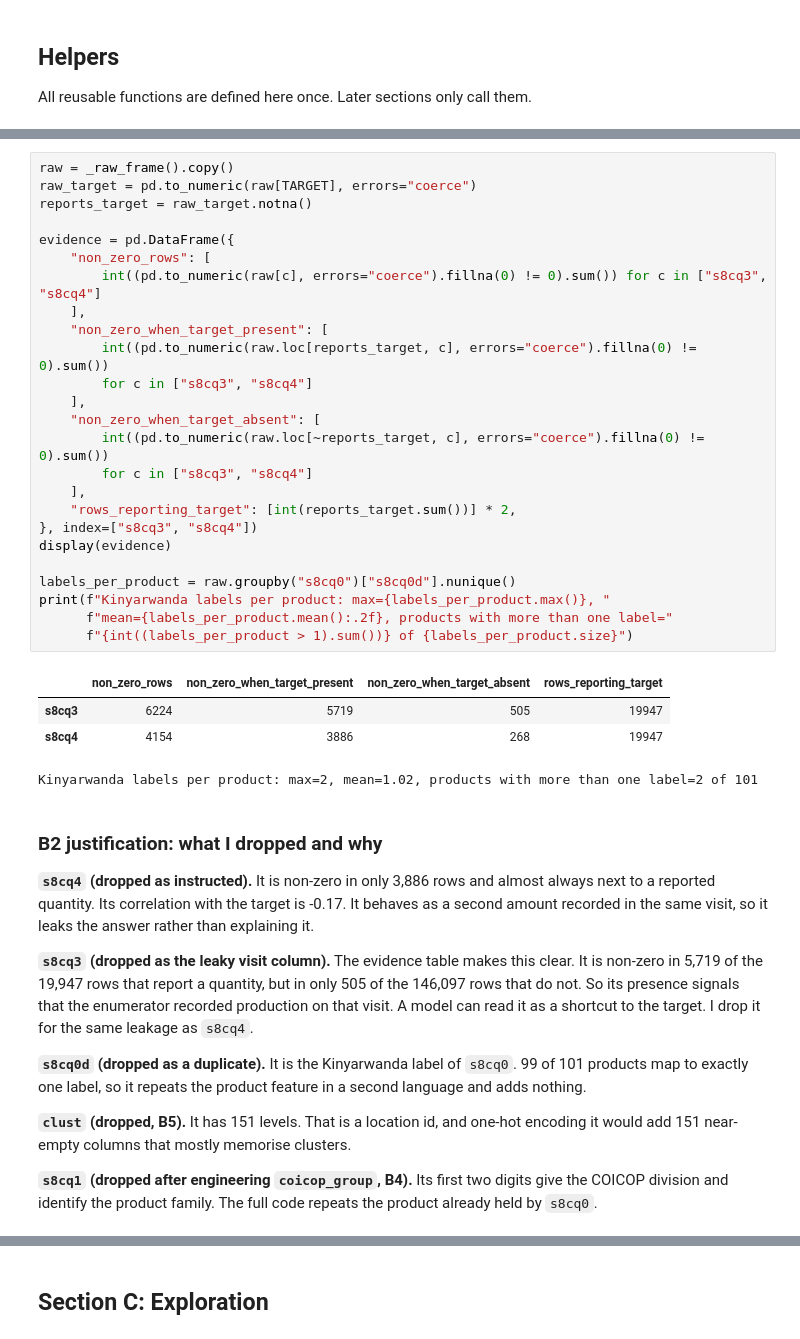
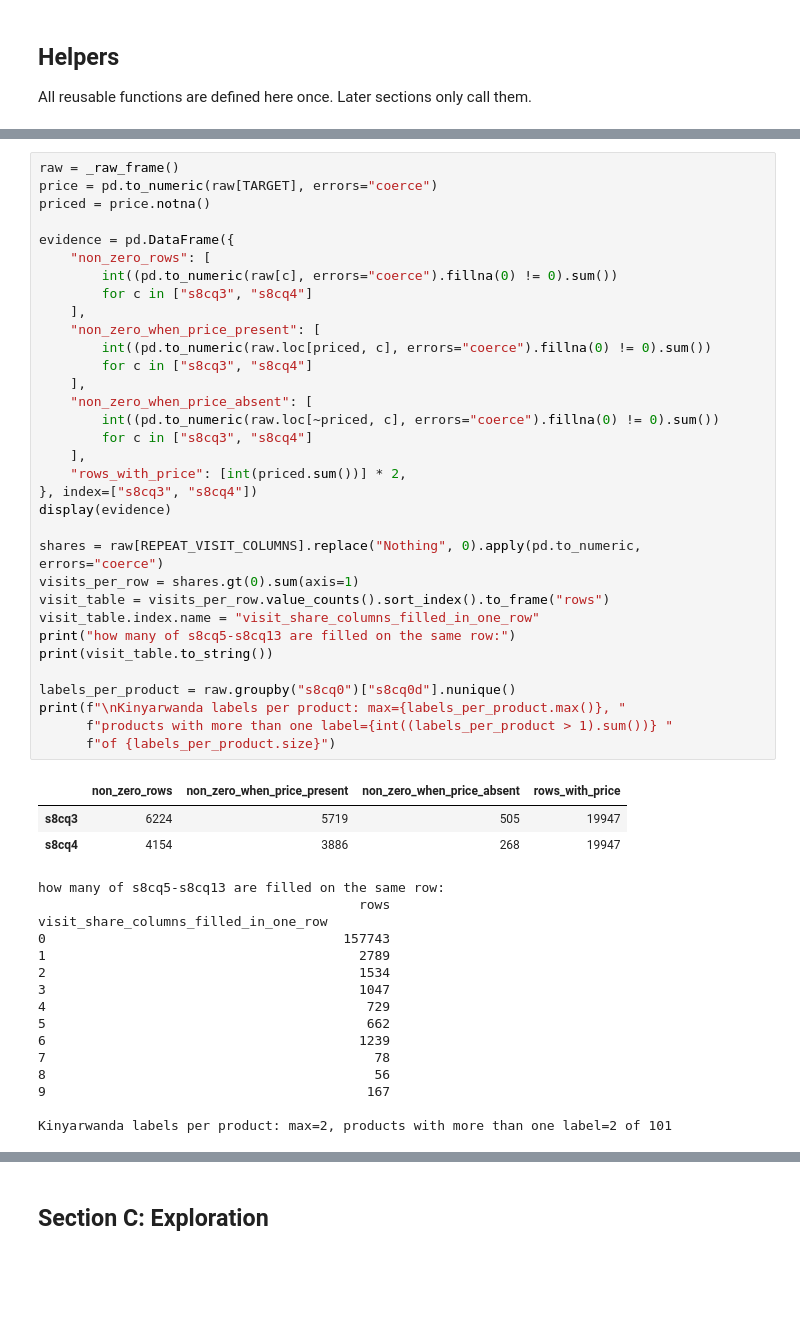
Before and after one commit to elkuradusenge/linear_regression_model, a Jupyter notebook: summative/linear_regression/multivariate.ipynb, the cells around one changed output, grey strips where cells are left out. Cells and saved outputs as stored; diff of their text form; blank space fills up the shorter version.

```diff
--- a/summative/linear_regression/multivariate.ipynb
+++ b/summative/linear_regression/multivariate.ipynb
@@ -208,50 +286,52 @@ Before dropping anything I looked at the values of `s8cq3`, `s8cq4` and `s8cq0d`
 # %%
-raw = _raw_frame().copy()
-raw_target = pd.to_numeric(raw[TARGET], errors="coerce")
-reports_target = raw_target.notna()
+raw = _raw_frame()
+price = pd.to_numeric(raw[TARGET], errors="coerce")
+priced = price.notna()
 
 evidence = pd.DataFrame({
     "non_zero_rows": [
-        int((pd.to_numeric(raw[c], errors="coerce").fillna(0) != 0).sum()) for c in ["s8cq3", "s8cq4"]
-    ],
-    "non_zero_when_target_present": [
-        int((pd.to_numeric(raw.loc[reports_target, c], errors="coerce").fillna(0) != 0).sum())
+        int((pd.to_numeric(raw[c], errors="coerce").fillna(0) != 0).sum())
         for c in ["s8cq3", "s8cq4"]
     ],
-    "non_zero_when_target_absent": [
-        int((pd.to_numeric(raw.loc[~reports_target, c], errors="coerce").fillna(0) != 0).sum())
+    "non_zero_when_price_present": [
+        int((pd.to_numeric(raw.loc[priced, c], errors="coerce").fillna(0) != 0).sum())
         for c in ["s8cq3", "s8cq4"]
     ],
-    "rows_reporting_target": [int(reports_target.sum())] * 2,
+    "non_zero_when_price_absent": [
+        int((pd.to_numeric(raw.loc[~priced, c], errors="coerce").fillna(0) != 0).sum())
+        for c in ["s8cq3", "s8cq4"]
+    ],
+    "rows_with_price": [int(priced.sum())] * 2,
 }, index=["s8cq3", "s8cq4"])
 display(evidence)
 
+shares = raw[REPEAT_VISIT_COLUMNS].replace("Nothing", 0).apply(pd.to_numeric, errors="coerce")
+visits_per_row = shares.gt(0).sum(axis=1)
+visit_table = visits_per_row.value_counts().sort_index().to_frame("rows")
+visit_table.index.name = "visit_share_columns_filled_in_one_row"
+print("how many of s8cq5-s8cq13 are filled on the same row:")
+print(visit_table.to_string())
+
 labels_per_product = raw.groupby("s8cq0")["s8cq0d"].nunique()
-print(f"Kinyarwanda labels per product: max={labels_per_product.max()}, "
-      f"mean={labels_per_product.mean():.2f}, products with more than one label="
-      f"{int((labels_per_product > 1).sum())} of {labels_per_product.size}")
+print(f"\nKinyarwanda labels per product: max={labels_per_product.max()}, "
+      f"products with more than one label={int((labels_per_product > 1).sum())} "
+      f"of {labels_per_product.size}")
 # %% [output]
-|  | non_zero_rows | non_zero_when_target_present | non_zero_when_target_absent | rows_reporting_target |
+|  | non_zero_rows | non_zero_when_price_present | non_zero_when_price_absent | rows_with_price |
 | s8cq3 | 6224 | 5719 | 505 | 19947 |
 | s8cq4 | 4154 | 3886 | 268 | 19947 |
-Kinyarwanda labels per product: max=2, mean=1.02, products with more than one label=2 of 101
+how many of s8cq5-s8cq13 are filled on the same row:
+                                         rows
+visit_share_columns_filled_in_one_row
+0                                      157743
+1                                        2789
+2                                        1534
+3                                        1047
+4                                         729
+5                                         662
+6                                        1239
+7                                          78
+8                                          56
+9                                         167
+
+Kinyarwanda labels per product: max=2, products with more than one label=2 of 101
-# %% [markdown]
-### B2 justification: what I dropped and why
-
-**`s8cq4` (dropped as instructed).** It is non-zero in only 3,886 rows and almost always next to a
-reported quantity. Its correlation with the target is -0.17. It behaves as a second amount recorded in
-the same visit, so it leaks the answer rather than explaining it.
-
-**`s8cq3` (dropped as the leaky visit column).** The evidence table makes this clear. It is non-zero in
-5,719 of the 19,947 rows that report a quantity, but in only 505 of the 146,097 rows that do not. So its
-presence signals that the enumerator recorded production on that visit. A model can read it as a
-shortcut to the target. I drop it for the same leakage as `s8cq4`.
-
-**`s8cq0d` (dropped as a duplicate).** It is the Kinyarwanda label of `s8cq0`. 99 of 101 products map to
-exactly one label, so it repeats the product feature in a second language and adds nothing.
-
-**`clust` (dropped, B5).** It has 151 levels. That is a location id, and one-hot encoding it would add
-151 near-empty columns that mostly memorise clusters.
-
-**`s8cq1` (dropped after engineering `coicop_group`, B4).** Its first two digits give the COICOP division
-and identify the product family. The full code repeats the product already held by `s8cq0`.
```
Also changed, not shown: parts of 80 cells of this notebook, 15 other files.
